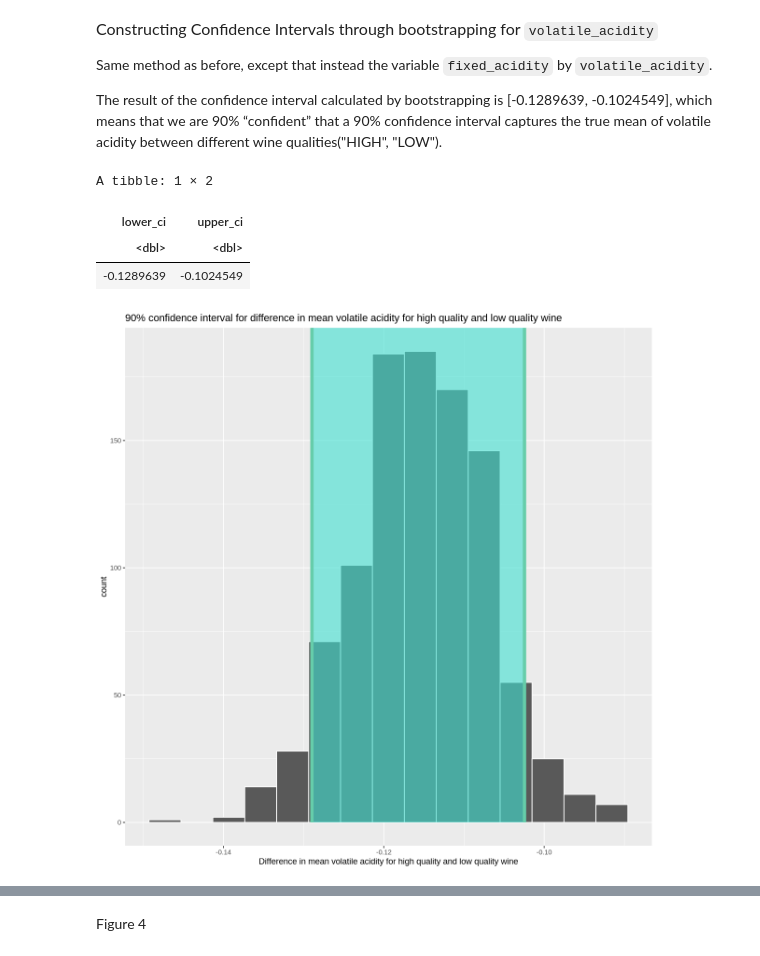
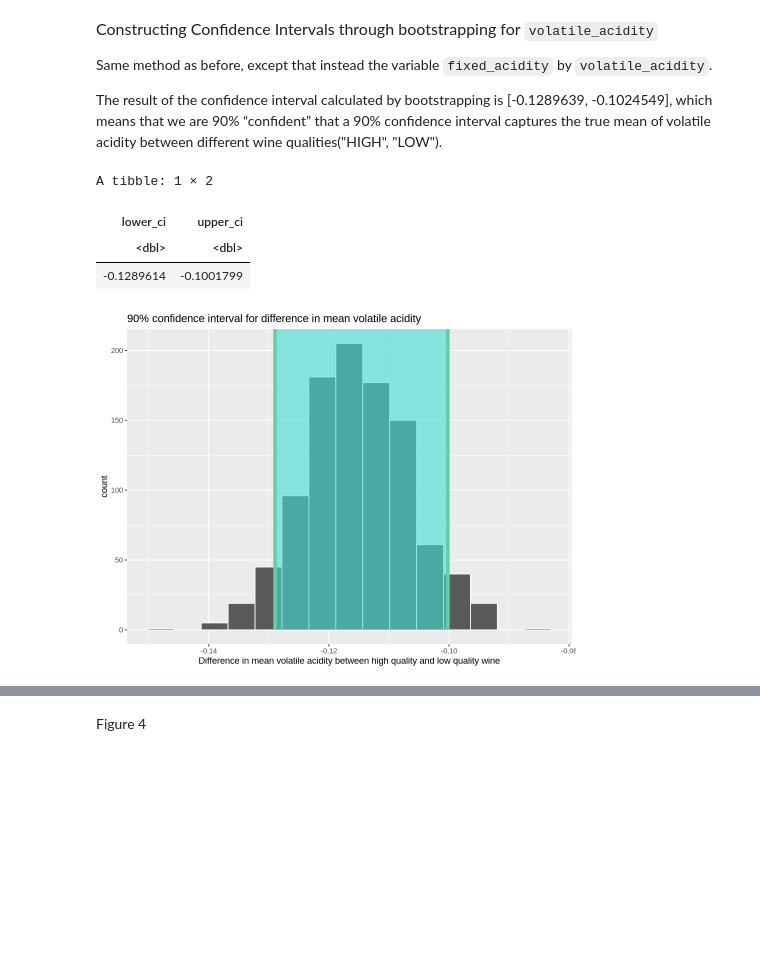
Before and after one commit to aleong2004/Wine-Composition, a Jupyter notebook: proposal.ipynb, the cells around one changed output, grey strips where cells are left out. Saved outputs shown, nothing was run; the diff lists cells and outputs as text; code cells hidden in the pictures; blank space fills up the shorter version.

Commit message:
comparing confidence intervals

```diff
--- a/proposal.ipynb
+++ b/proposal.ipynb
@@ -223,26 +210,26 @@ The result of the confidence interval calculated by bootstrapping is [-0.1289639
 # %%
 # Wine quality data selecting quality and volatile acidity
 wine_quality_va <- wine_data |>
 select(quality,volatile_acidity)
 
 #generate bootstrap resampling with replacement
 bootstrapped_va_1 <- wine_quality_va %>%
     specify(formula = volatile_acidity~quality) %>%
     generate(type = "bootstrap", reps = 1000) %>%
     calculate(stat = "diff in means",order = c("HIGH", "LOW"))
 #calculate 90% confidence interval
 c1_va_1 <- bootstrapped_va_1 %>%
     get_confidence_interval(level = 0.90, type = "percentile")
 
 #visualize the confidence interval
 va_plot1 <- visualize(bootstrapped_va_1) +
   shade_confidence_interval(endpoints = c1_va_1)+
-  labs(x= "Difference in mean volatile acidity for high quality and low quality wine",title = "90% confidence interval for difference in mean volatile acidity for high quality and low quality wine")
+  labs(x= "Difference in mean volatile acidity between high quality and low quality wine",title = "90% confidence interval for difference in mean volatile acidity")
 va_plot1
 c1_va_1
 # %% [output]
 A tibble: 1 × 2
 | lower_ci | upper_ci |
 | <dbl> | <dbl> |
-| -0.1289639 | -0.1024549 |
+| -0.1289614 | -0.1001799 |
-[figure, old version]
+[figure, new version]
```
Also changed, not shown: parts of 7 cells of this notebook.
